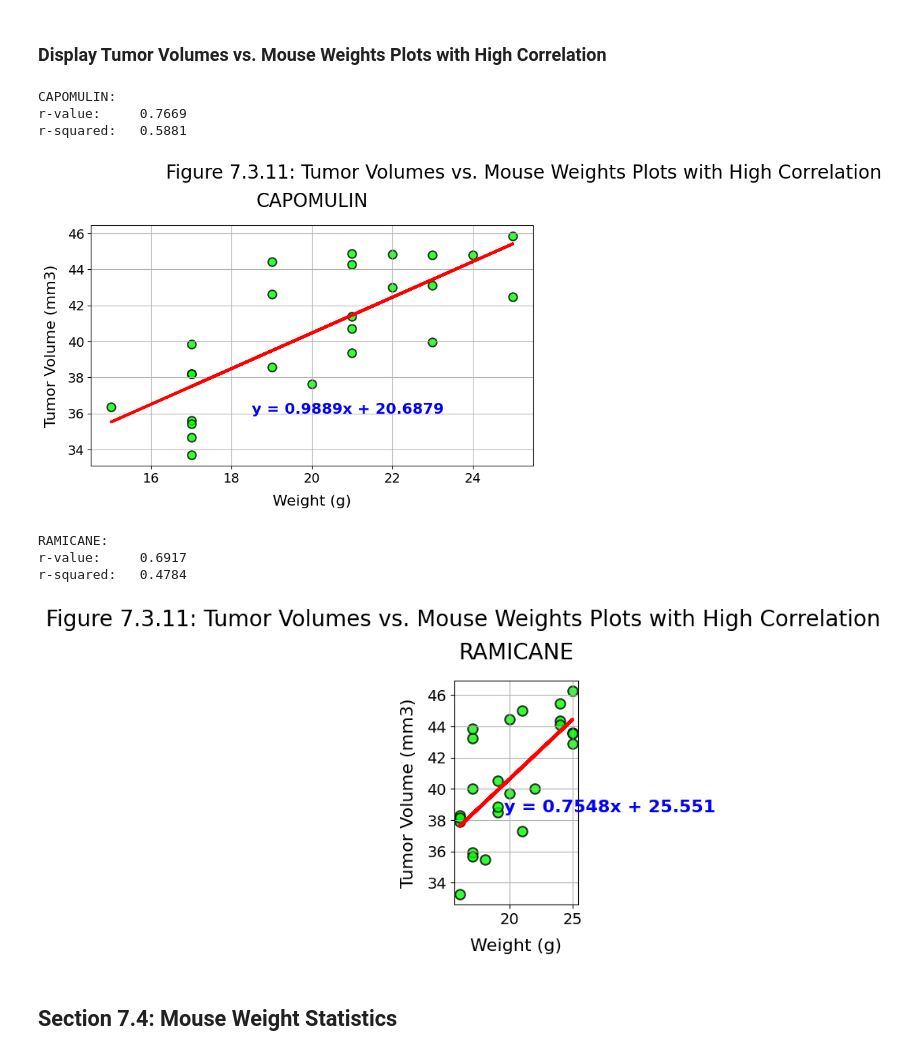
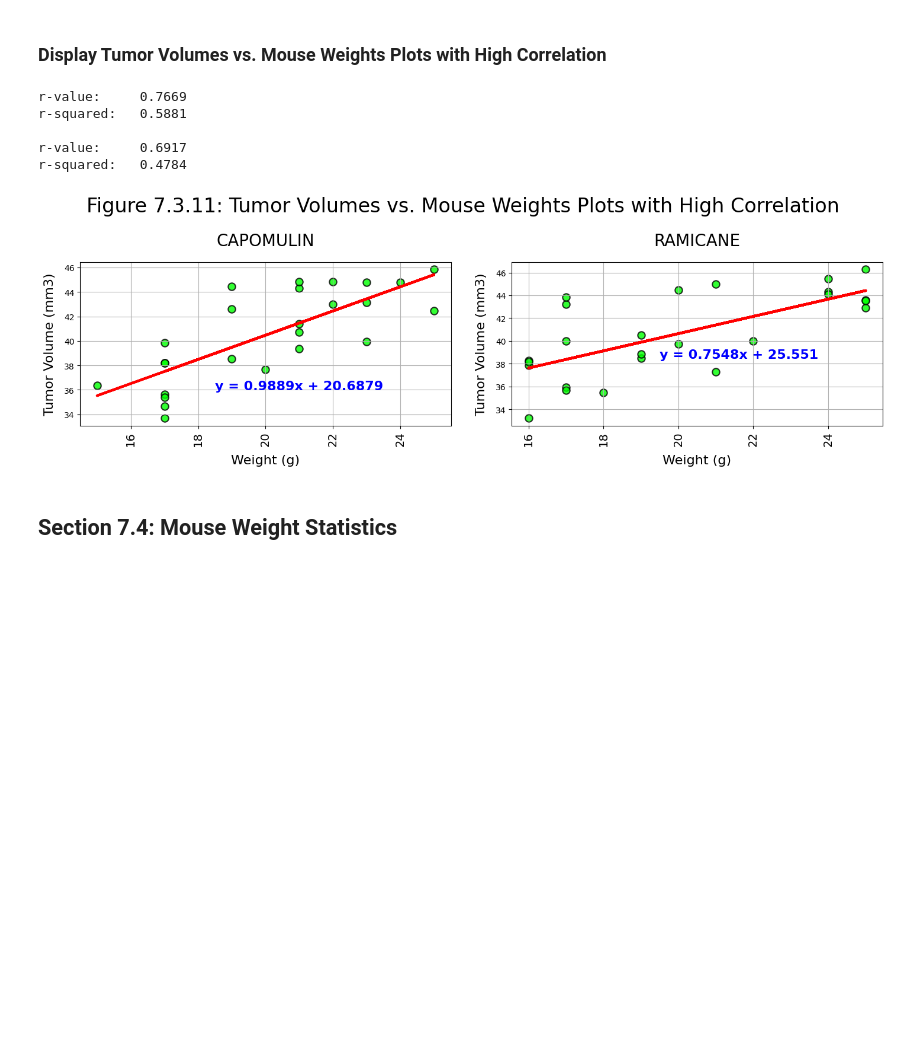
Before and after one commit to njgeorge000158/Pharmaceutical-Animal-Study-Analysis-with-Matplotlib, a Jupyter notebook: pymaceuticals.ipynb, the cells around one changed output. Saved outputs shown, nothing was run; the diff lists cells and outputs as text; code cells hidden in the pictures; blank space fills up the shorter version.

```diff
--- a/pymaceuticals.ipynb
+++ b/pymaceuticals.ipynb
@@ -888,3 +877,7 @@ logx.log_write_obj(regimen_count_series)
 # %% [markdown]
 ### **Display Observed Mouse Timepoints by Drug Regimen**
+# %%
+colors_list = ['darkorange'] * 2 + ['darkgreen'] * 8
+
+matplotlibx.set_bar_chart_colors(colors_list)
 # %%
@@ -1144,3 +1129,7 @@ Table 6.4.2: Drug Treatment Regimen by Data Point Category (Number of Mice)
 | 20 | 3 | 1 | 1 |
 | 11 | 6 | 4 | 3 |
 | 14 | 1 | 6 | 4 |
+# %%
+colors_list = ['darkgreen', 'steelblue', 'purple', 'firebrick']
+
+matplotlibx.set_bar_chart_colors(colors_list)
@@ -1479,42 +1531,29 @@ r-squared:   0.0983
+# %%
+params_dict = matplotlibx.get_scatterplot_multichart_dict()
+
+params_dict['suptitle']['fontproperties']['size'] = 24.0
+
+params_dict['suptitle']['y'] = 0.9
+
+matplotlibx.set_scatterplot_multichart_dict(params_dict)
+
+
+logx.log_write_obj(params_dict)
 # %%
-x_series_list = []
-y_series_list = []
+matplotlibx.set_regr_eqn_coords \
+    (eqn_x_coord_flt_list,
+     eqn_y_coord_flt_list)
 
-titlelist = []
-
-equation_x_coordinate_float_list = []
-equation_y_coordinate_float_list = []
-
-
-x_series_list.append(capomulin_median_weight_per_mouse_series)
-x_series_list.append(ramicane_median_weight_per_mouse_series)
-
-y_series_list.append(capomulin_median_tumor_volume_per_mouse_series)
-y_series_list.append(ramicane_median_tumor_volume_per_mouse_series)
-
-titlelist.append('CAPOMULIN')
-titlelist.append('RAMICANE')
-
-equation_x_coordinate_float_list.append(18.5)
-equation_x_coordinate_float_list.append(19.5)
-
-equation_y_coordinate_float_list.append(36.0)
-equation_y_coordinate_float_list.append(38.5)
-
-matplotlibx.display_multiple_scatter_plots_from_xy_series_list \
-    (x_series_list, y_series_list, titlelist,
-     'Figure 7.3.11: Tumor Volumes vs. Mouse Weights Plots with High Correlation',
-     'Weight (g)', 'Tumor Volume (mm3)', 1,
-     equation_x_coordinate_float_list, equation_y_coordinate_float_list)
+matplotlibx.scatterplot_multichart \
+    ([x_list, y_list],
+     'Figure 7.3.11: Tumor Volumes vs. Mouse Weights Plots with High Correlation')
 # %% [output]
-CAPOMULIN:
 r-value:     0.7669
 r-squared:   0.5881
+
+r-value:     0.6917
+r-squared:   0.4784
-[figure, old version]
+[figure, new version]
-RAMICANE:
-r-value:     0.6917
-r-squared:   0.4784
-[figure, removed]
 # %% [markdown]
 ## **Section 7.4: Mouse Weight Statistics**
 # %% [markdown]
```
Also changed, not shown: parts of 177 cells of this notebook, 5 other files.
